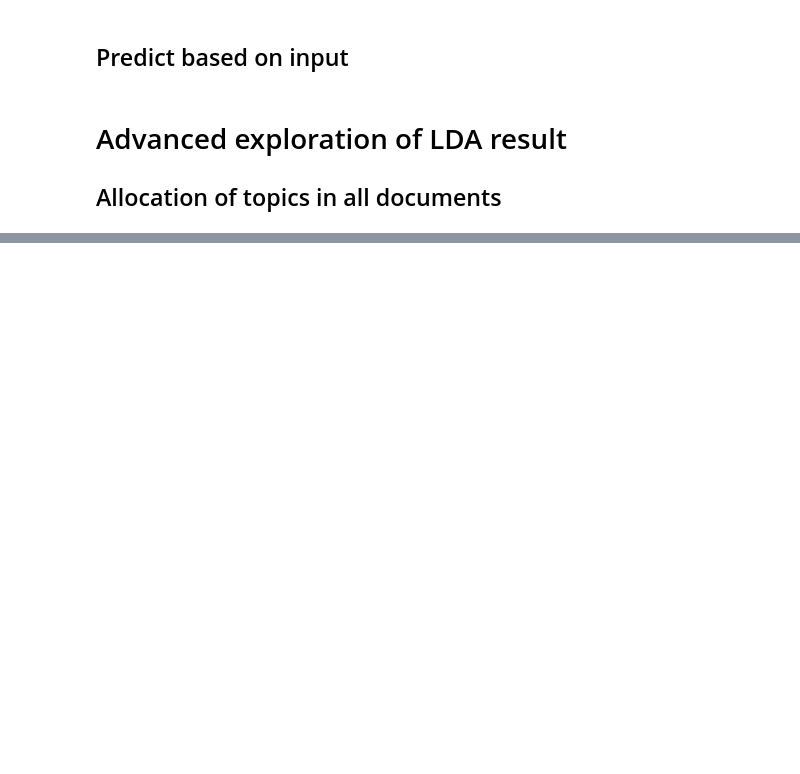
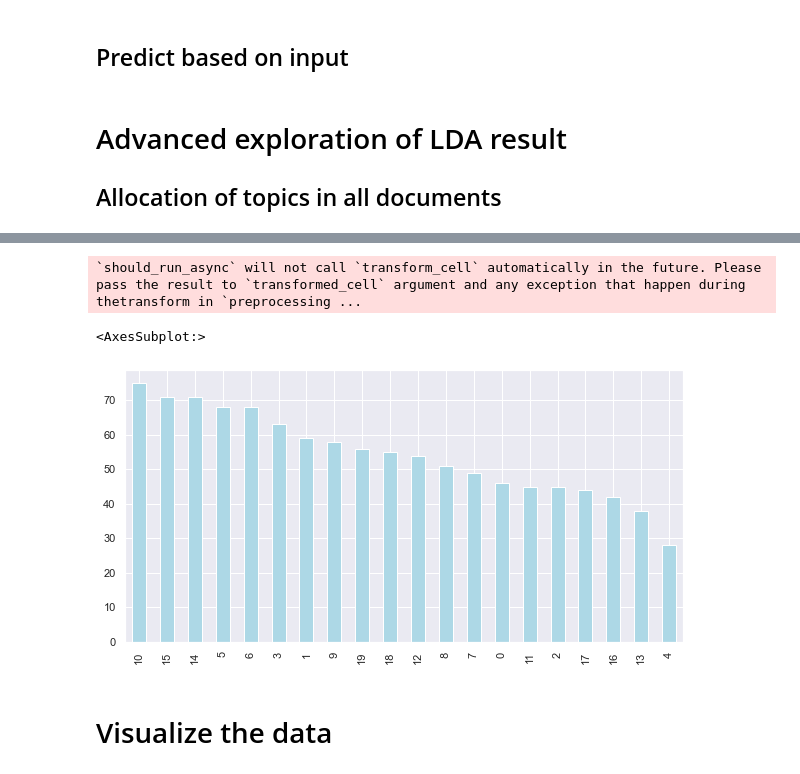
Before and after one commit to Delamater/MachineLearning, a Jupyter notebook: GeneralAssembly/CapstoneProject/SageCityForums/Final/Docs/SageForumsAnalysis.ipynb, the cells around one changed output, grey strips where cells are left out. Saved outputs shown, nothing was run; the diff lists cells and outputs as text; code cells hidden in the pictures; blank space fills up the shorter version.

```diff
--- a/GeneralAssembly/CapstoneProject/SageCityForums/Final/Docs/SageForumsAnalysis.ipynb
+++ b/GeneralAssembly/CapstoneProject/SageCityForums/Final/Docs/SageForumsAnalysis.ipynb
@@ -725,0 +807,9 @@ AttributeError: 'DataFrame' object has no attribute 'articles'
+# %%
+sns.set(rc={'figure.figsize':(10,5)})
+document_topic.idxmax(axis=1).value_counts().plot.bar(color='lightblue')
+# %% [output]
+`should_run_async` will not call `transform_cell` automatically in the future. Please pass the result to `transformed_cell` argument and any exception that happen during thetransform in `preprocessing ...
+<AxesSubplot:>
+[figure, added]
+# %% [markdown]
+# Visualize the data
```
Also changed, not shown: parts of 23 cells of this notebook, 7 other files.
